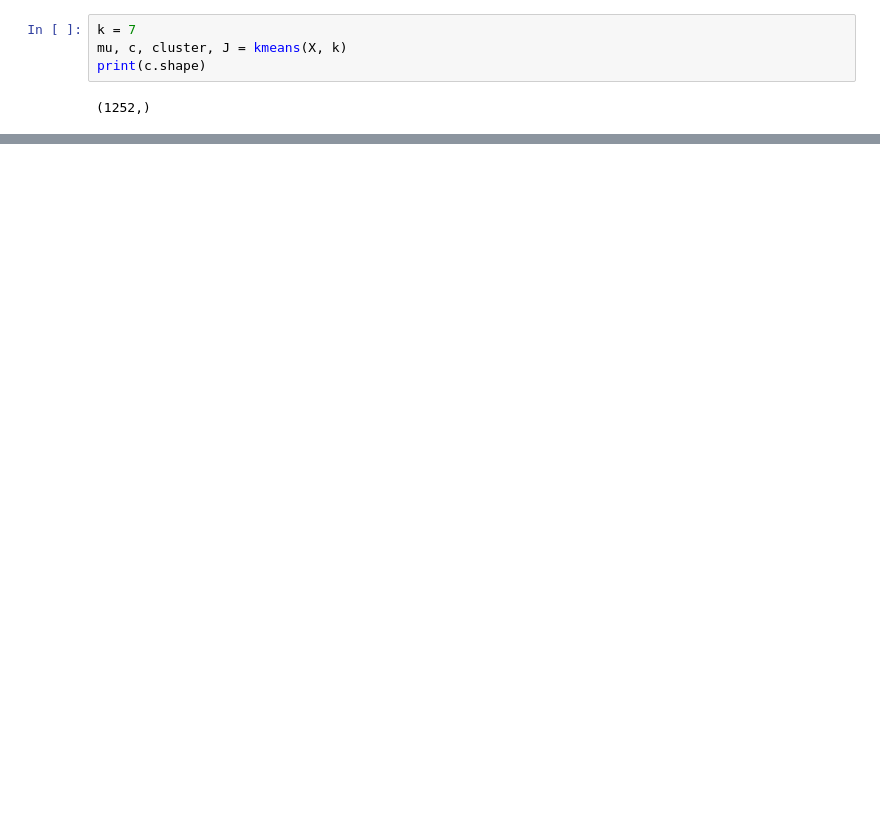
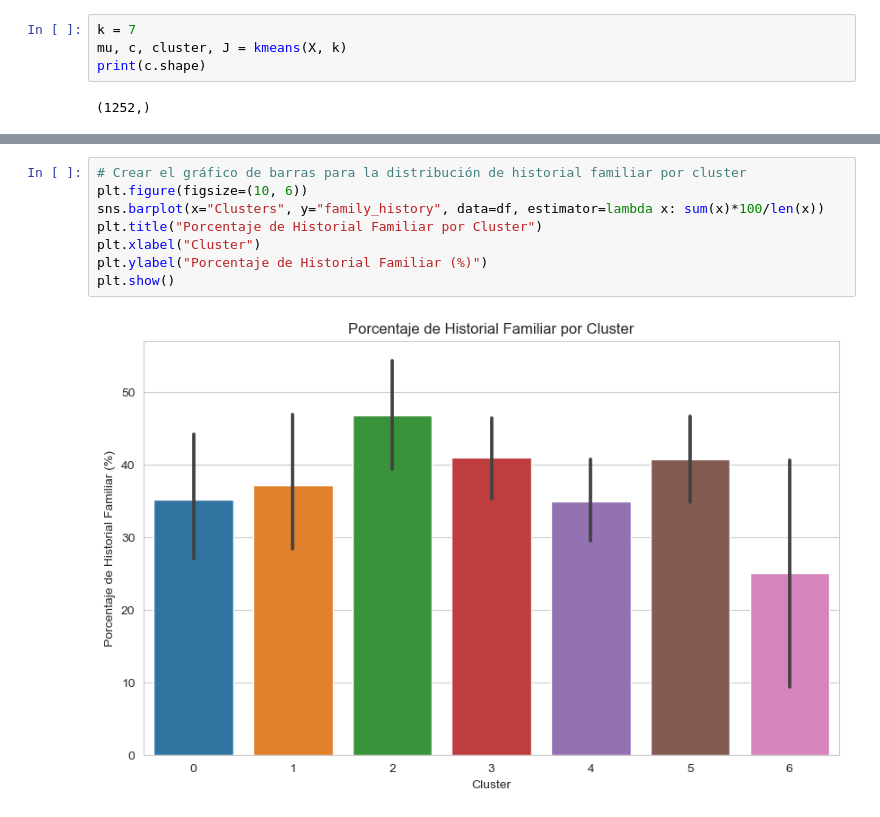
Before and after one commit to desparza13/MentalHealth_ML, a Jupyter notebook: LimpiezaDataset+Modelo.ipynb, the cells around one changed output, grey strips where cells are left out. Drawn from its saved outputs; the diff is of its cells as text; blank space fills up the shorter version.

```diff
--- a/LimpiezaDataset+Modelo.ipynb
+++ b/LimpiezaDataset+Modelo.ipynb
@@ -265,0 +280,10 @@ df.to_csv('DatosConCluster.csv', index=False)
+# %%
+# Crear el gráfico de barras para la distribución de historial familiar por cluster
+plt.figure(figsize=(10, 6))
+sns.barplot(x="Clusters", y="family_history", data=df, estimator=lambda x: sum(x)*100/len(x))
+plt.title("Porcentaje de Historial Familiar por Cluster")
+plt.xlabel("Cluster")
+plt.ylabel("Porcentaje de Historial Familiar (%)")
+plt.show()
+# %% [output]
+[figure, added]
```
Also changed, not shown: parts of 20 cells of this notebook, 3 other files.
